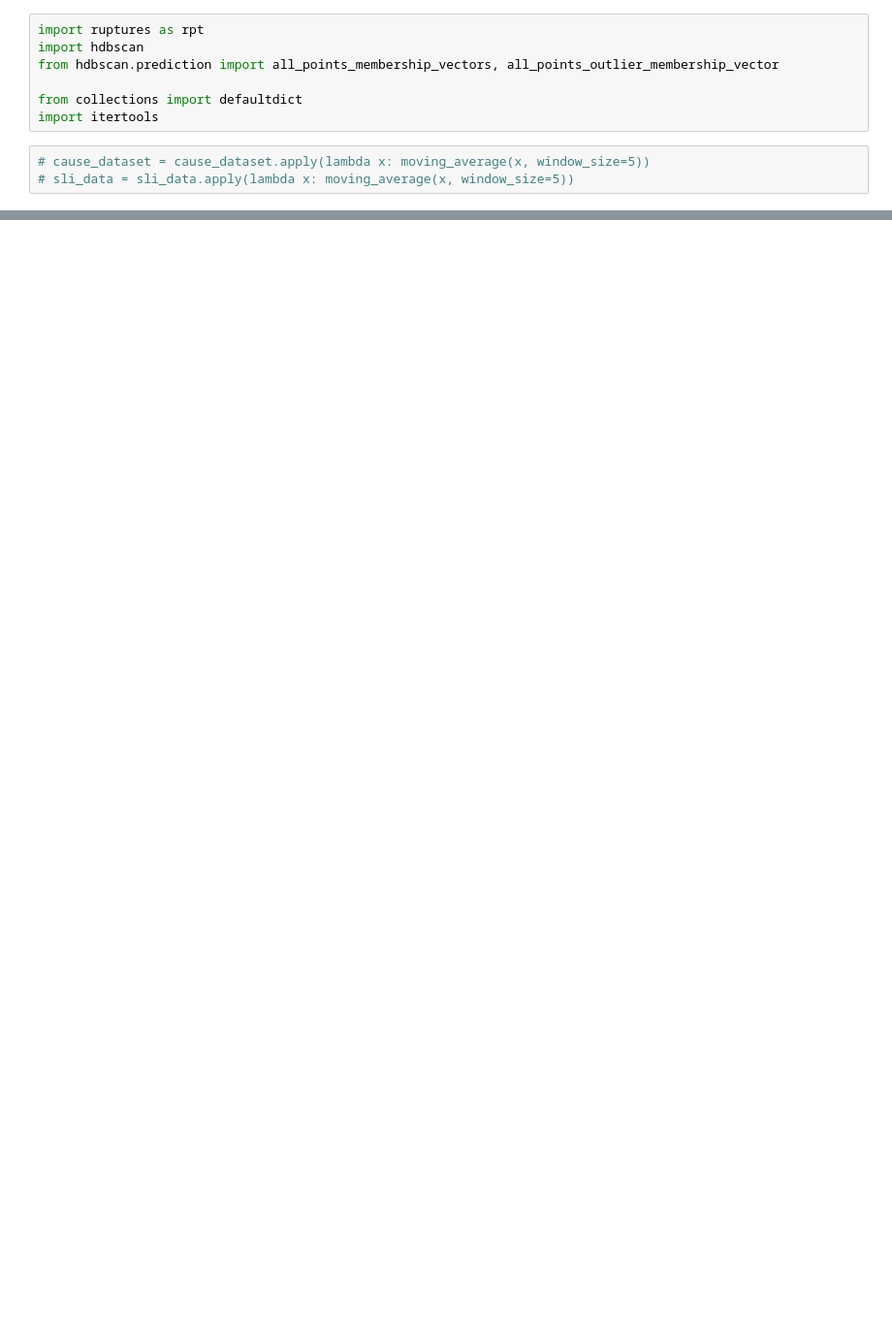
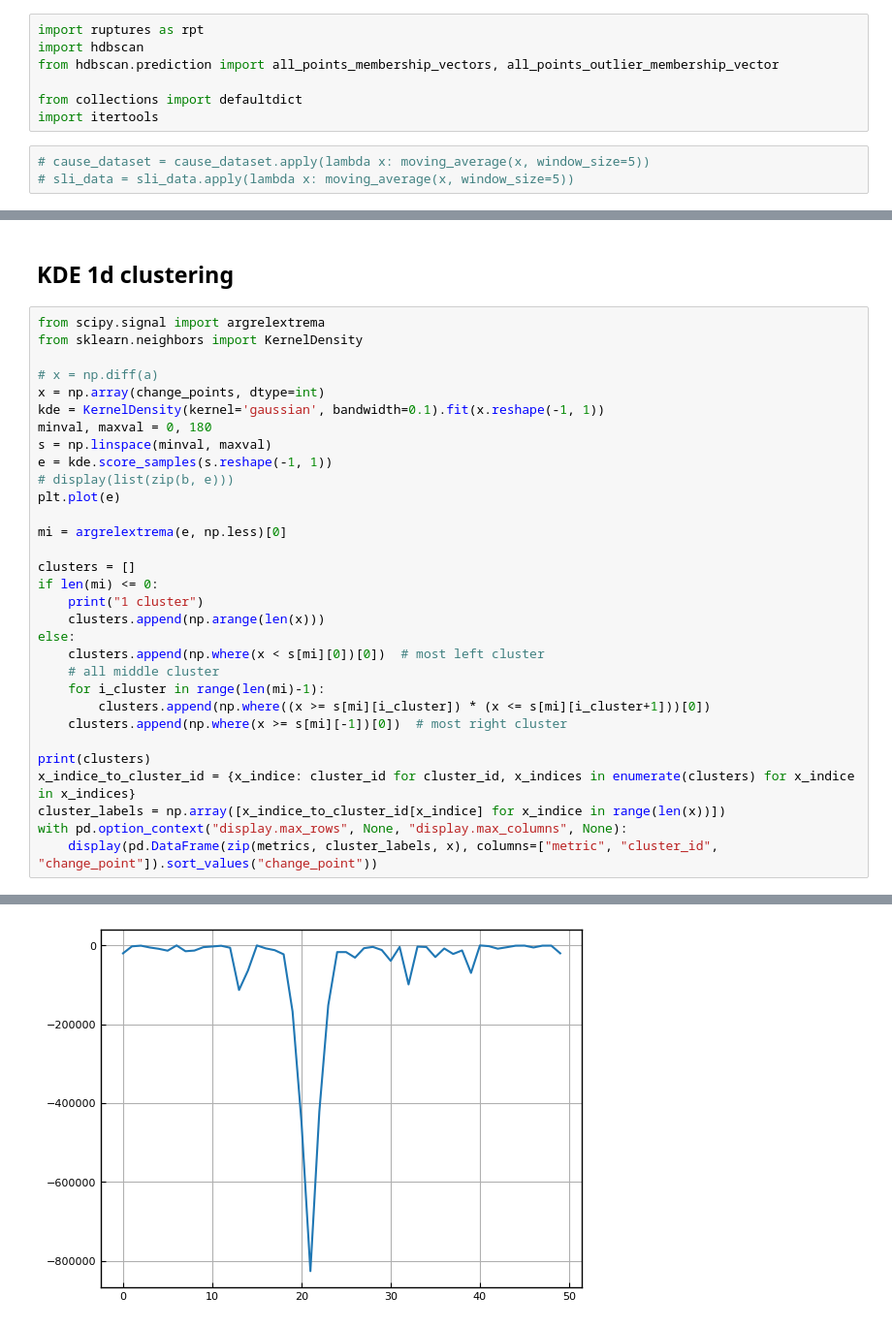
Before and after one commit to XuRepository/meltria-analyzer, a Jupyter notebook: notebooks/change_point_based_clustering.ipynb, the cells around one changed output, grey strips where cells are left out. Shown at 97% size. Saved outputs shown, nothing was run; the diff lists cells and outputs as text; blank space fills up the shorter version.

Commit message:
notebooks: add kde clustering

```diff
--- a/notebooks/change_point_based_clustering.ipynb
+++ b/notebooks/change_point_based_clustering.ipynb
@@ -192,0 +211,34 @@ slis_bkp
+# %% [markdown]
+## KDE 1d clustering
+# %%
+from scipy.signal import argrelextrema
+from sklearn.neighbors import KernelDensity
+
+# x = np.diff(a)
+x = np.array(change_points, dtype=int)
+kde = KernelDensity(kernel='gaussian', bandwidth=0.1).fit(x.reshape(-1, 1))
+minval, maxval = 0, 180
+s = np.linspace(minval, maxval)
+e = kde.score_samples(s.reshape(-1, 1))
+# display(list(zip(b, e)))
+plt.plot(e)
+
+mi = argrelextrema(e, np.less)[0]
+
+clusters = []
+if len(mi) <= 0:
+    print("1 cluster")
+    clusters.append(np.arange(len(x)))
+else:
+    clusters.append(np.where(x < s[mi][0])[0])  # most left cluster
+    # all middle cluster
+    for i_cluster in range(len(mi)-1):
+        clusters.append(np.where((x >= s[mi][i_cluster]) * (x <= s[mi][i_cluster+1]))[0])
+    clusters.append(np.where(x >= s[mi][-1])[0])  # most right cluster
+
+print(clusters)
+x_indice_to_cluster_id = {x_indice: cluster_id for cluster_id, x_indices in enumerate(clusters) for x_indice in x_indices}
+cluster_labels = np.array([x_indice_to_cluster_id[x_indice] for x_indice in range(len(x))])
+with pd.option_context("display.max_rows", None, "display.max_columns", None):
+    display(pd.DataFrame(zip(metrics, cluster_labels, x), columns=["metric", "cluster_id", "change_point"]).sort_values("change_point"))
+# %% [output]
@@ -193 +275,2 @@ slis_bkp
+[figure, added]
 # %%
```
Also changed, not shown: parts of 14 cells of this notebook.
